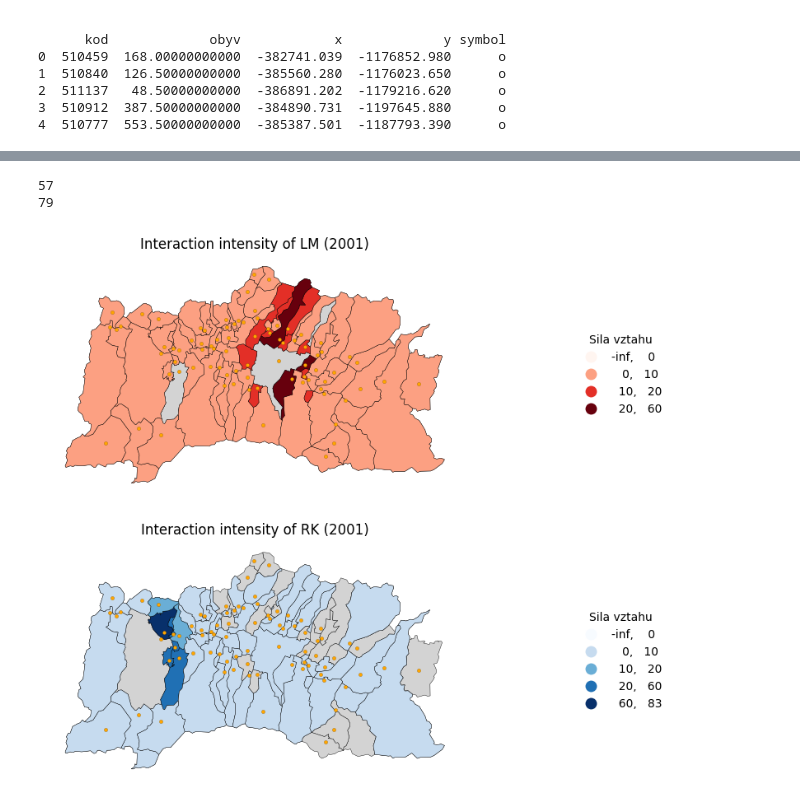
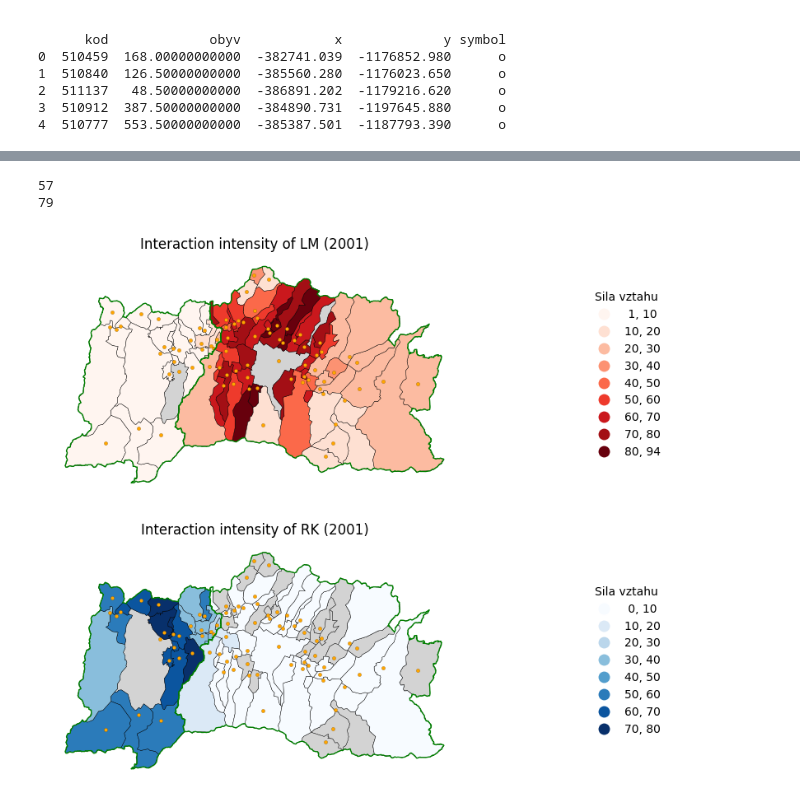
Before and after one commit to dbelohonov/maps_liptov, a Jupyter notebook: notebooks/comparison.ipynb, the cells around one changed output, grey strips where cells are left out. Cells and saved outputs as stored; diff of their text form; code cells hidden in the pictures.

```diff
--- a/notebooks/comparison.ipynb
+++ b/notebooks/comparison.ipynb
@@ -16,6 +16,7 @@ commute01 = pd.read_csv(r"../data/dochadzka_zamestnanie_sodb_2001.csv", sep=";")
 
 obce = gpd.read_file(r"../data/liptov_obce.csv", encoding = "windows-1250")
 map2 = gpd.read_file(r"../data/geo/liptov.shp")
+okresy = gpd.read_file(r"../data/geo/liptov_okresy.shp")
 lipt_colors = pd.read_csv(r"../data/colors.csv", sep=";")
 map2.drop(columns = ["DOW", "FACC", "IDN3", "NM3", "IDN2", "NM2", "NUTS1", "NUTS1_CODE", "NUTS2", "NUTS2_CODE", "NUTS3", "NUTS3_CODE", "LAU1", "LAU1_CODE", "LAU2", "LAU2_CODE", "VYMERA", "Shape_Area", "Shape_Leng"], inplace = True)
 commute11 = (commute11).rename(columns = {"obecA": "obecA", "obecB": "obecB", "POCET": "pocet11"})
@@ -444,7 +445,7 @@ distmap01 = distmap01.merge(
     how = "left"
 ).fillna(0)
 distmap01 = distmap01[distmap01["obecA"] != distmap01["obecB"]]
-distmap01["strength"] = ((distmap01["pocet01"]/distmap01["spolu01"]*100)/distmap01["vzdialenost_km"]**2)*10
+distmap01["intensity"] = distmap01["pocet01"]/distmap01["spolu01"]*100
 distmap01 = gpd.GeoDataFrame(distmap01, geometry = "geometry")
 # print(distmap01.shape[0])
 dist_lm_01 = (
@@ -456,11 +457,11 @@ dist_rk_01 = (
 print(dist_rk_01.shape[0])
 print(dist_lm_01.shape[0])
 
-distance_bins = [0, 10, 20, 60]
+distance_bins = [10, 20, 30, 40, 50, 60, 70, 80]
 plt.figure(figsize = (11.69, 8.27))
 # ------------------------------ Gravity force of LM ------------------------------
 plt.subplot(2, 1, 1)
-dist_lm_01["interval"] = pd.cut(dist_lm_01["strength"], bins = distance_bins, include_lowest = False, labels = False)
+dist_lm_01["interval"] = pd.cut(dist_lm_01["intensity"], bins = distance_bins, include_lowest = False, labels = False)
 map2.plot(
     ax = plt.gca(),
     color = "lightgray",
@@ -469,7 +470,7 @@ map2.plot(
 )
 dist_lm_01.plot(
     ax = plt.gca(),
-    column = "strength",
+    column = "intensity",
     cmap = "Reds",
     legend = True,
     edgecolor = "black",
@@ -491,12 +492,18 @@ obce_gdf.plot(
     edgecolor = "black",
     linewidth = 0.1
 )
+okresy.plot(
+    ax = plt.gca(),
+    color = "none",
+    edgecolor = "green",
+    linewidth = 1.0
+)
 plt.title("Interaction intensity of LM (2001)")
 plt.axis(False)
 
 # ------------------------------ Gravity force of RK ------------------------------
 plt.subplot(2, 1, 2)
-dist_rk_01["interval"] = pd.cut(dist_rk_01["strength"], bins = distance_bins, include_lowest = False, labels = False)
+dist_rk_01["interval"] = pd.cut(dist_rk_01["intensity"], bins = distance_bins, include_lowest = False, labels = False)
 map2.plot(
     ax = plt.gca(),
     color = "lightgray",
@@ -505,36 +512,42 @@ map2.plot(
 )
 dist_rk_01.plot(
     ax = plt.gca(),
-    column = "strength",
+    column = "intensity",
     cmap = "Blues",
     legend = True,
     edgecolor = "black",
     linewidth = 0.3,
     scheme = "user_defined",
     classification_kwds = {"bins": distance_bins},
     legend_kwds = {
         "title": "Sila vztahu",
         "loc": "right",
         "fmt": "{:.0f}",
         "frameon": False,
         "bbox_to_anchor": (1.5, 0.5)
     }
 )
 obce_gdf.plot(
     ax = plt.gca(),
     color = "orange",
     markersize = 10.0,
     edgecolor = "black",
     linewidth = 0.1
 )
+okresy.plot(
+    ax = plt.gca(),
+    color = "none",
+    edgecolor = "green",
+    linewidth = 1.0
+)
 plt.title("Interaction intensity of RK (2001)")
 plt.axis(False)
-# plt.savefig("../result_maps/gravity/LM_RK_gravity_2001.pdf", format = "pdf", dpi = 300, bbox_inches = "tight")
+# plt.savefig("../result_maps/interaction/LM_RK_interaction_2001.pdf", format = "pdf", dpi = 300, bbox_inches = "tight")
 plt.show()
 # %% [output]
 57
 79
-[figure, old version]
+[figure, new version]
 # %%
 dist11 = commute11.merge(
     table11[["obecA", "spolu11"]],
```
Also changed, not shown: parts of 7 cells of this notebook, 10 other files.
